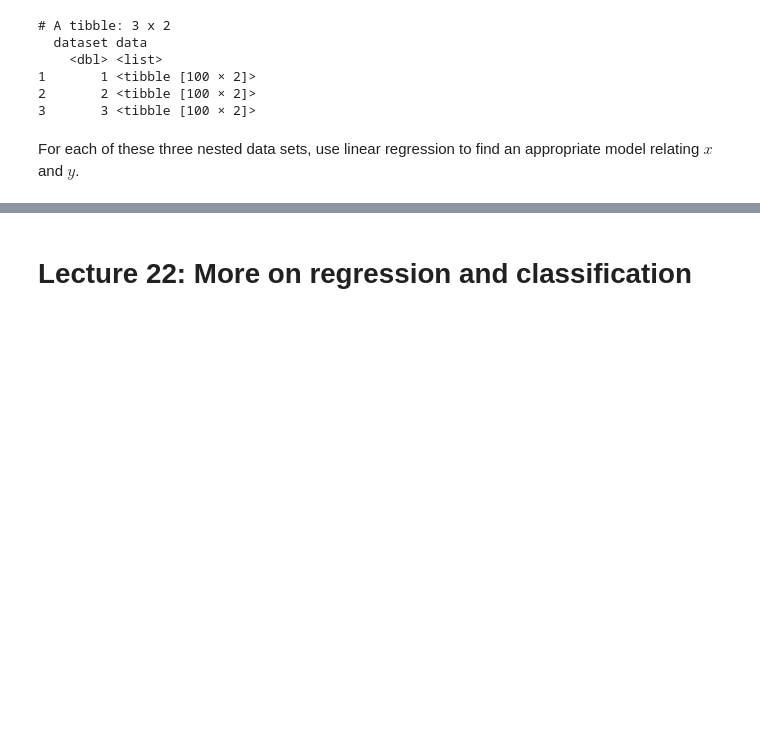
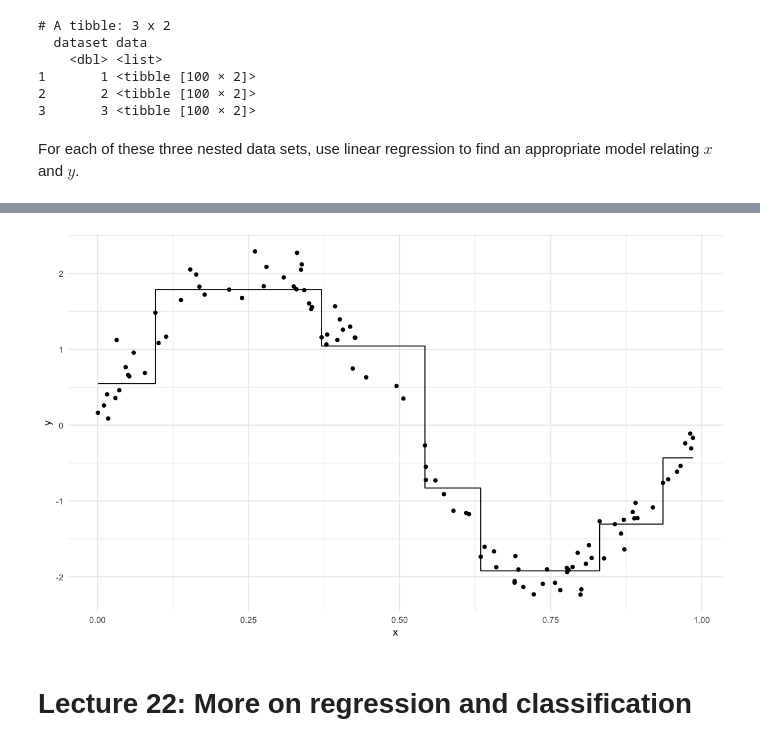
Before and after one commit to terhorst/stats306, a Jupyter notebook: lecture22/Lecture22.ipynb, the cells around one changed output, grey strips where cells are left out. Cells and saved outputs as stored; diff of their text form; code cells hidden in the pictures; blank space fills up the shorter version.

```diff
--- a/lecture22/Lecture22.ipynb
+++ b/lecture22/Lecture22.ipynb
@@ -47,3 +77,11 @@ For each of these three nested data sets, use linear regression to find an appro
+# %%
+load('review.RData')
+df3 <- review_dfs %>% unnest %>% filter(dataset == 3)
+mdl <- rpart(y ~ x, df3)
+add_predictions(df3, mdl) %>% ggplot(aes(x=x)) +
+geom_point(aes(y = y)) + geom_step(aes(y = pred))
+# %% [output]
+[figure, added]
 # %% [markdown]
 # Lecture 22: More on regression and classification
 # %%
```
Also changed, not shown: parts of 16 cells of this notebook.
